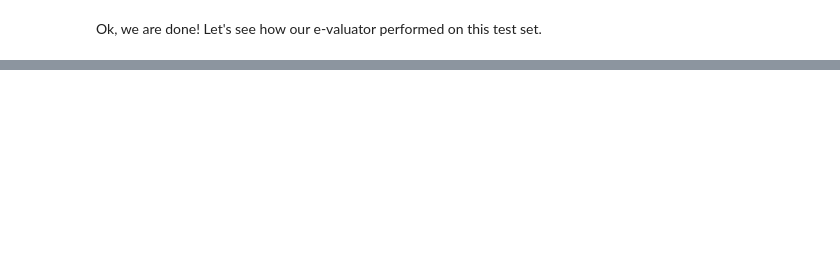
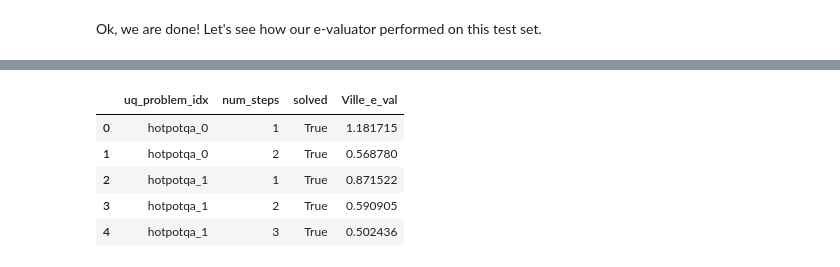
Before and after one commit to shuvom-s/e-valuator, a Jupyter notebook: demos/notebooks/hotpot_example.ipynb, the cells around one changed output, grey strips where cells are left out. Cells and saved outputs as stored; diff of their text form; code cells hidden in the pictures; blank space fills up the shorter version.

```diff
--- a/demos/notebooks/hotpot_example.ipynb
+++ b/demos/notebooks/hotpot_example.ipynb
@@ -221,0 +217,18 @@ alpha=0.500 | power=0.8683 | false alarm rate=0.4926
+# %%
+## RandVille thresholding
+ev_rv = e_val.EValuator(
+    model_type="logistic",
+    mt_variant="RandVille",
+    alphas=ev.alphas,
+    random_state=42,
+)
+ev_rv.fit(cal_df)
+test_rv = ev_rv.apply(test_df.copy())
+test_rv[["uq_problem_idx", "num_steps", "solved", "Ville_e_val"]].head()
+# %% [output]
+|  | uq_problem_idx | num_steps | solved | Ville_e_val |
+| 0 | hotpotqa_0 | 1 | True | 1.181715 |
+| 1 | hotpotqa_0 | 2 | True | 0.568780 |
+| 2 | hotpotqa_1 | 1 | True | 0.871522 |
+| 3 | hotpotqa_1 | 2 | True | 0.590905 |
+| 4 | hotpotqa_1 | 3 | True | 0.502436 |
```
Also changed, not shown: parts of 13 cells of this notebook, 3 other files.
